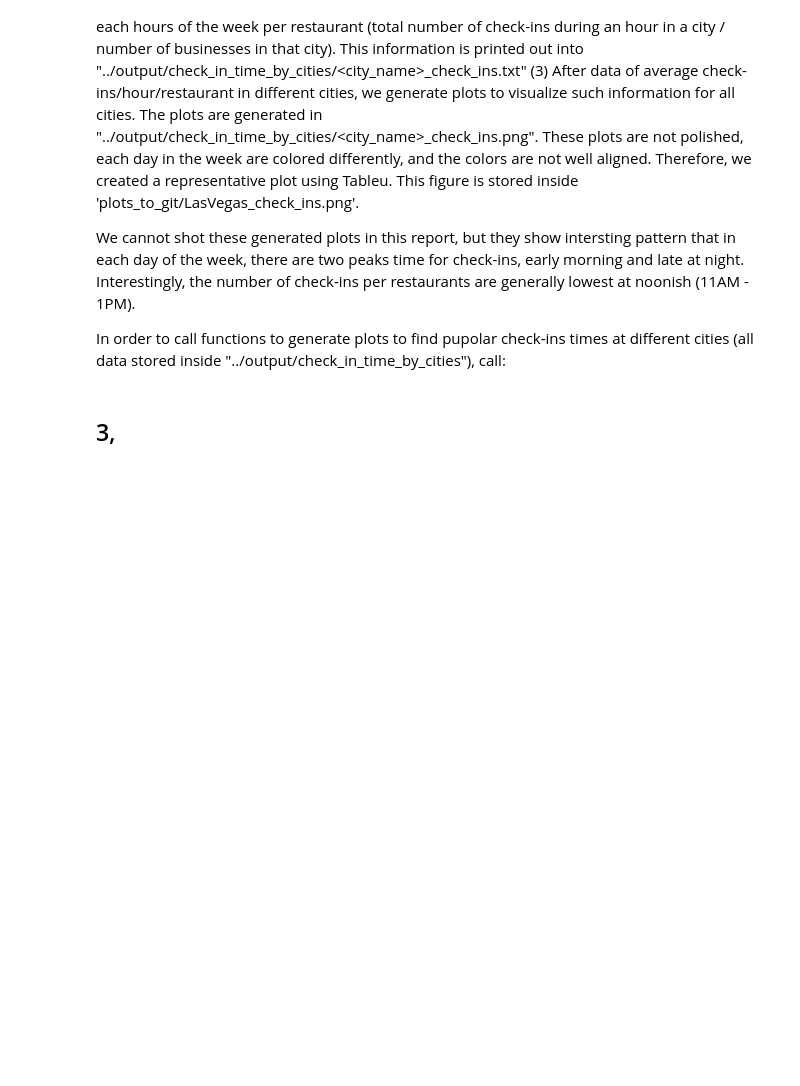
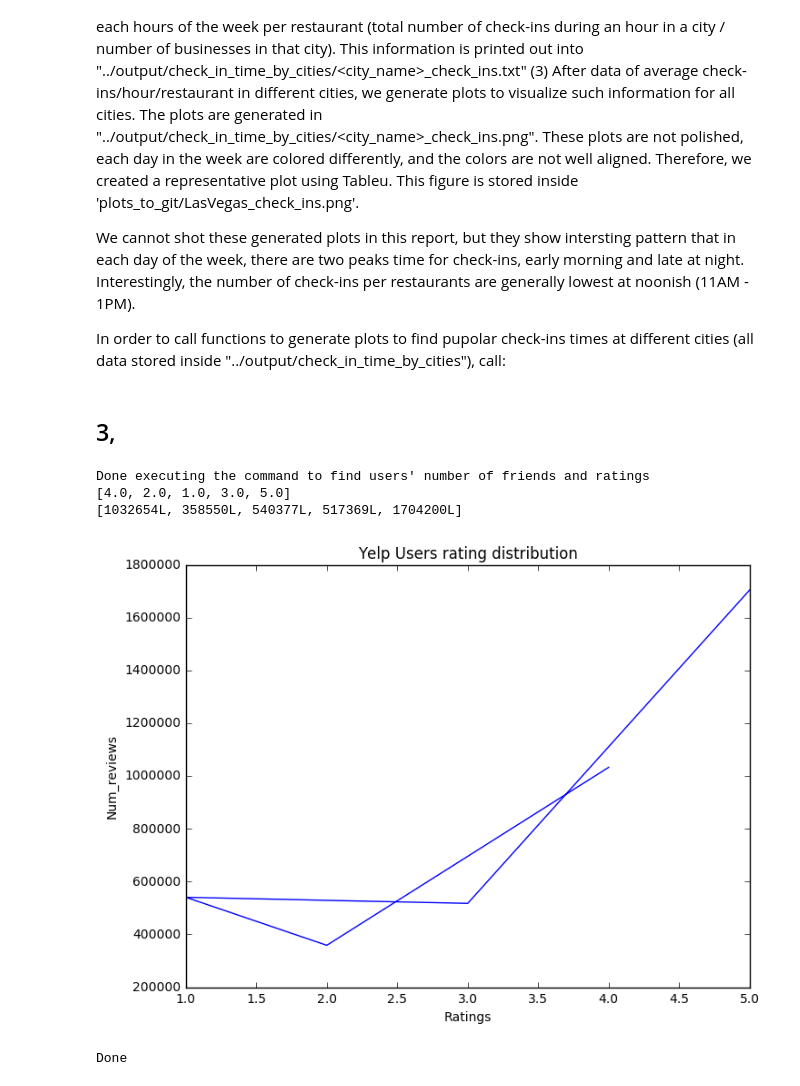
Before and after one commit to duyatran/Yelp-Recommendation-System, a Jupyter notebook: source/finalReport.ipynb, the cells around one changed output. Cells and saved outputs as stored; diff of their text form; code cells hidden in the pictures; blank space fills up the shorter version.

Commit message:
Did some more visualization

```diff
--- a/source/finalReport.ipynb
+++ b/source/finalReport.ipynb
@@ -191,3 +191,22 @@ get_popular_time.create_popular_time_cities()
 get_popular_time.plot_popular_time_all_cities()
 # %% [markdown]
 ## 3,
+# %%
+import ratings_distribution as rd
+import matplotlib.pyplot as plt
+stars, num_stars = rd.get_star_distribution()
+print stars
+print num_stars
+plt.figure(figsize=(8, 6))
+plt.bar(stars, num_stars)
+plt.ylabel("Num_reviews")
+plt.xlabel("Ratings")
+plt.title("Yelp Users rating distribution")
+plt.show()
+print "Done"
+# %% [output]
+Done executing the command to find users' number of friends and ratings
+[4.0, 2.0, 1.0, 3.0, 5.0]
+[1032654L, 358550L, 540377L, 517369L, 1704200L]
+[figure, added]
+Done
```
Also changed, not shown: 3 other files.
